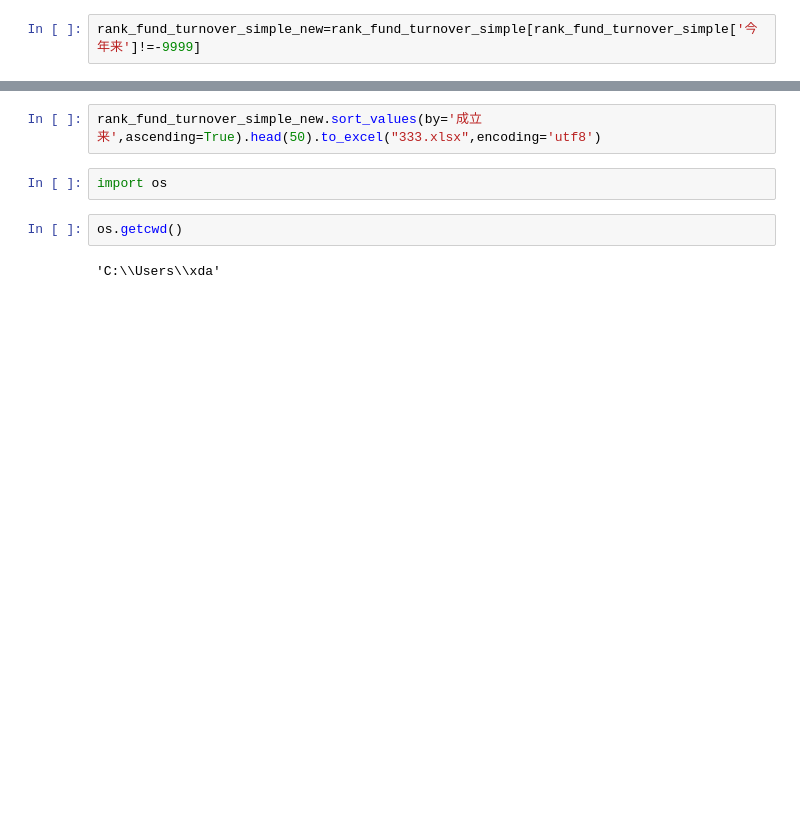
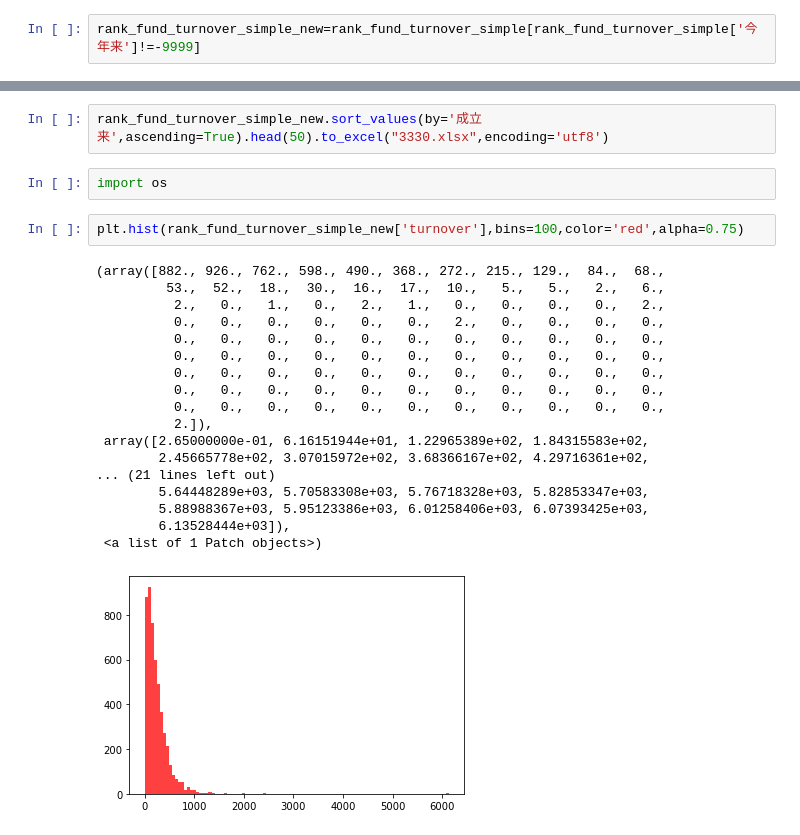
Before and after one commit to Rockyzsu/stock, a Jupyter notebook: analysis/基金年度收益.ipynb, the cells around one changed output, grey strips where cells are left out. Drawn from its saved outputs; the diff is of its cells as text; blank space fills up the shorter version.

```diff
--- a/analysis/基金年度收益.ipynb
+++ b/analysis/基金年度收益.ipynb
@@ -420,9 +205,26 @@ max      715.890000
 Name: turnover, dtype: float64
 # %%
-rank_fund_turnover_simple_new.sort_values(by='成立来',ascending=True).head(50).to_excel("333.xlsx",encoding='utf8')
+rank_fund_turnover_simple_new.sort_values(by='成立来',ascending=True).head(50).to_excel("3330.xlsx",encoding='utf8')
 # %%
 import os
-# %%
-os.getcwd()
-# %% [output]
-'C:\\Users\\xda'
+# %%
+plt.hist(rank_fund_turnover_simple_new['turnover'],bins=100,color='red',alpha=0.75)
+# %% [output]
+(array([882., 926., 762., 598., 490., 368., 272., 215., 129.,  84.,  68.,
+         53.,  52.,  18.,  30.,  16.,  17.,  10.,   5.,   5.,   2.,   6.,
+          2.,   0.,   1.,   0.,   2.,   1.,   0.,   0.,   0.,   0.,   2.,
+          0.,   0.,   0.,   0.,   0.,   0.,   2.,   0.,   0.,   0.,   0.,
+          0.,   0.,   0.,   0.,   0.,   0.,   0.,   0.,   0.,   0.,   0.,
+          0.,   0.,   0.,   0.,   0.,   0.,   0.,   0.,   0.,   0.,   0.,
+          0.,   0.,   0.,   0.,   0.,   0.,   0.,   0.,   0.,   0.,   0.,
+          0.,   0.,   0.,   0.,   0.,   0.,   0.,   0.,   0.,   0.,   0.,
+          0.,   0.,   0.,   0.,   0.,   0.,   0.,   0.,   0.,   0.,   0.,
+          2.]),
+ array([2.65000000e-01, 6.16151944e+01, 1.22965389e+02, 1.84315583e+02,
+        2.45665778e+02, 3.07015972e+02, 3.68366167e+02, 4.29716361e+02,
+... (21 lines left out)
+        5.64448289e+03, 5.70583308e+03, 5.76718328e+03, 5.82853347e+03,
+        5.88988367e+03, 5.95123386e+03, 6.01258406e+03, 6.07393425e+03,
+        6.13528444e+03]),
+ <a list of 1 Patch objects>)
+[figure, added]
```
Also changed, not shown: parts of 104 cells of this notebook.
